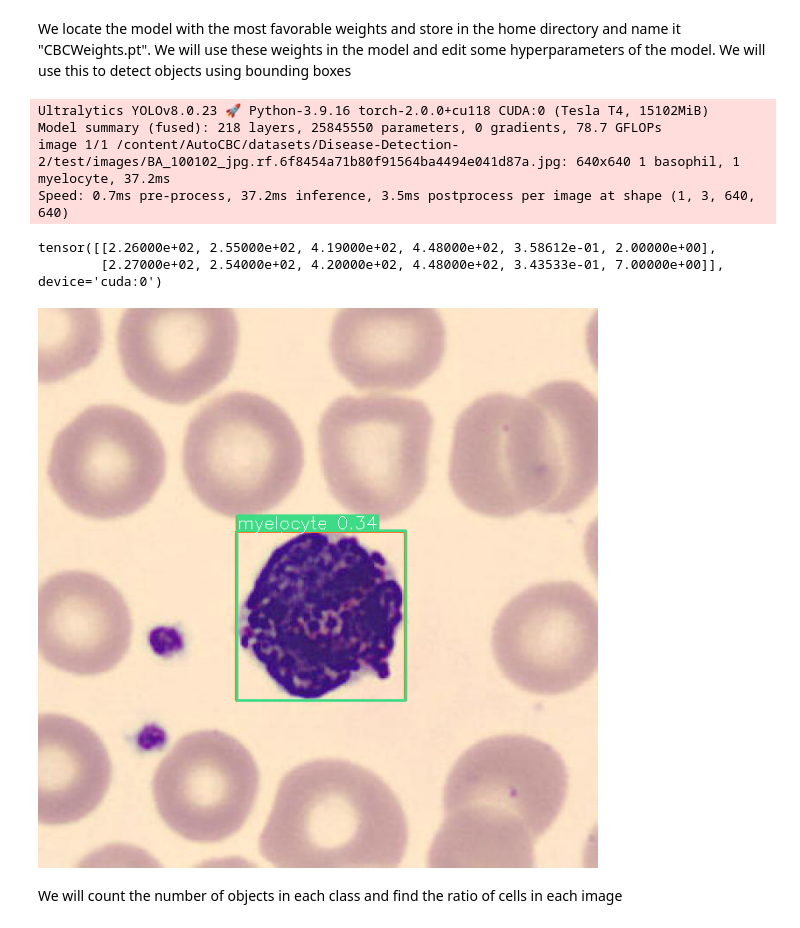
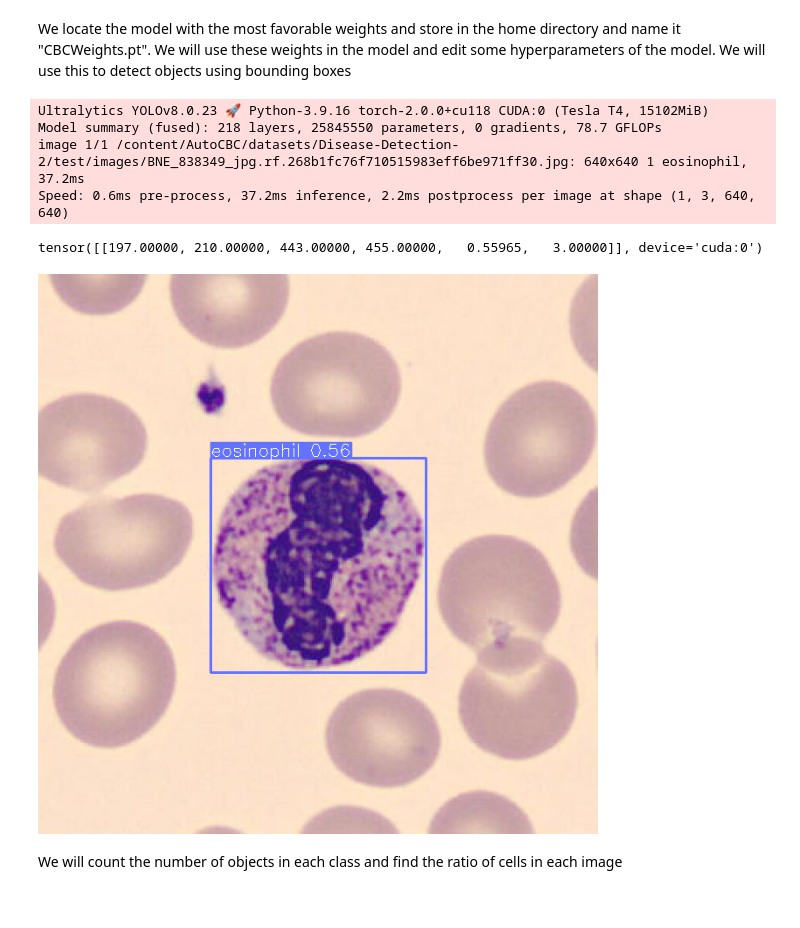
Before and after one commit to RitvikPrabhu/HemeAI, a Jupyter notebook: Disease_detect.ipynb, the cells around one changed output. Drawn from its saved outputs; the diff is of its cells as text; code cells hidden in the pictures.

```diff
--- a/Disease_detect.ipynb
+++ b/Disease_detect.ipynb
@@ -121,28 +121,30 @@ We locate the model with the most favorable weights and store in the home direct
 # %%
 model = YOLO('runs/detect/train/weights/best.pt')
 
 # set model parameters
 model.overrides['conf'] = 0.25  # NMS confidence threshold
 model.overrides['iou'] = 0.45  # NMS IoU threshold
 model.overrides['agnostic_nms'] = False  # NMS class-agnostic
 model.overrides['max_det'] = 1000  # maximum number of detections per image
 
 # observe results
-image = "/content/AutoCBC/datasets/Disease-Detection-2/test/images/BA_100102_jpg.rf.6f8454a71b80f91564ba4494e041d87a.jpg"
+image_pth = "/content/AutoCBC/datasets/Disease-Detection-2/test/images"
+image = os.listdir(image_pth)[0]
+#image = "/content/AutoCBC/datasets/Disease-Detection-2/test/images/BA_100102_jpg.rf.6f8454a71b80f91564ba4494e041d87a.jpg"
 #image = "datasets/data/Testing/images/BloodImage_00391.jpg"
-results = model.predict(image)
+image_pth_full = image_pth + "/" + image
+results = model.predict(image_pth_full)
 
 print(results[0].boxes)
-render = render_result(model=model, image=image, result=results[0])
+render = render_result(model=model, image=image_pth_full, result=results[0])
 render.show()
 # %% [output]
 Ultralytics YOLOv8.0.23 🚀 Python-3.9.16 torch-2.0.0+cu118 CUDA:0 (Tesla T4, 15102MiB)
 Model summary (fused): 218 layers, 25845550 parameters, 0 gradients, 78.7 GFLOPs
-image 1/1 /content/AutoCBC/datasets/Disease-Detection-2/test/images/BA_100102_jpg.rf.6f8454a71b80f91564ba4494e041d87a.jpg: 640x640 1 basophil, 1 myelocyte, 37.2ms
-Speed: 0.7ms pre-process, 37.2ms inference, 3.5ms postprocess per image at shape (1, 3, 640, 640)
+image 1/1 /content/AutoCBC/datasets/Disease-Detection-2/test/images/BNE_838349_jpg.rf.268b1fc76f710515983eff6be971ff30.jpg: 640x640 1 eosinophil, 37.2ms
+Speed: 0.6ms pre-process, 37.2ms inference, 2.2ms postprocess per image at shape (1, 3, 640, 640)
-tensor([[2.26000e+02, 2.55000e+02, 4.19000e+02, 4.48000e+02, 3.58612e-01, 2.00000e+00],
-        [2.27000e+02, 2.54000e+02, 4.20000e+02, 4.48000e+02, 3.43533e-01, 7.00000e+00]], device='cuda:0')
+tensor([[197.00000, 210.00000, 443.00000, 455.00000,   0.55965,   3.00000]], device='cuda:0')
-[figure, old version]
+[figure, new version]
 # %% [markdown]
 We will count the number of objects in each class and find the ratio of cells in each image
 # %%
```
